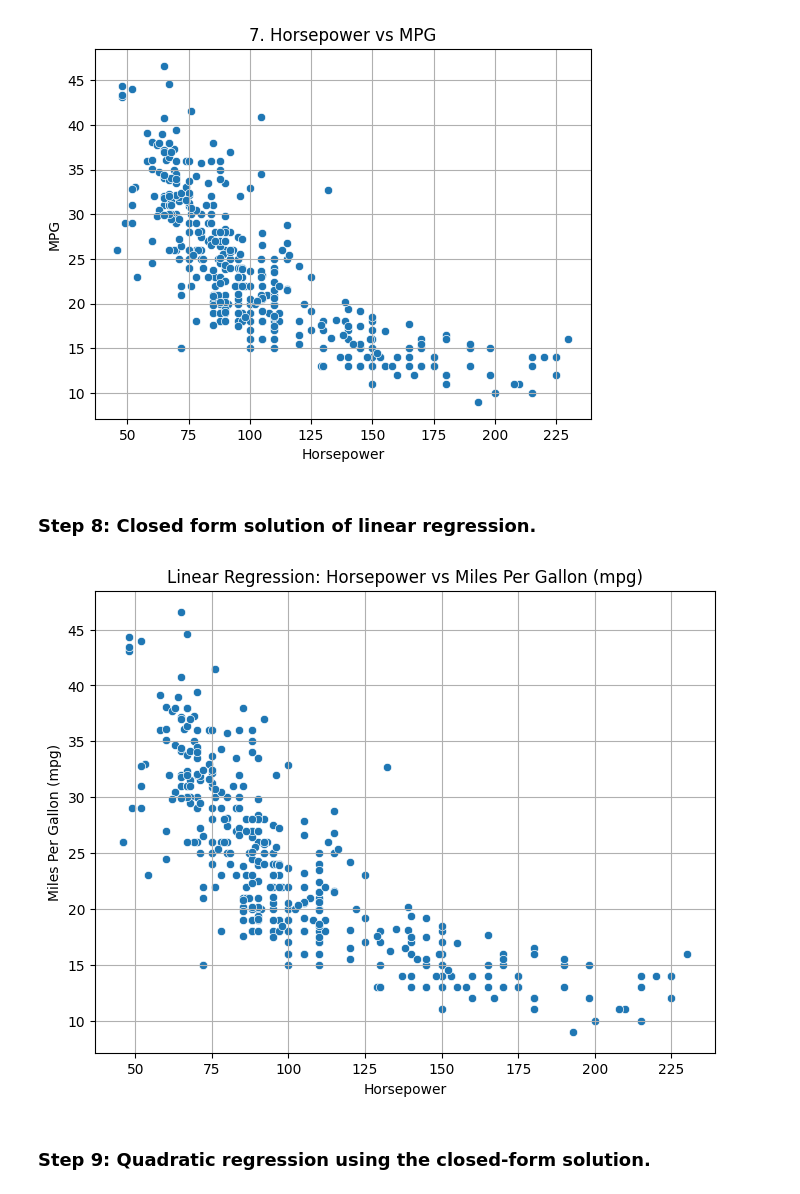
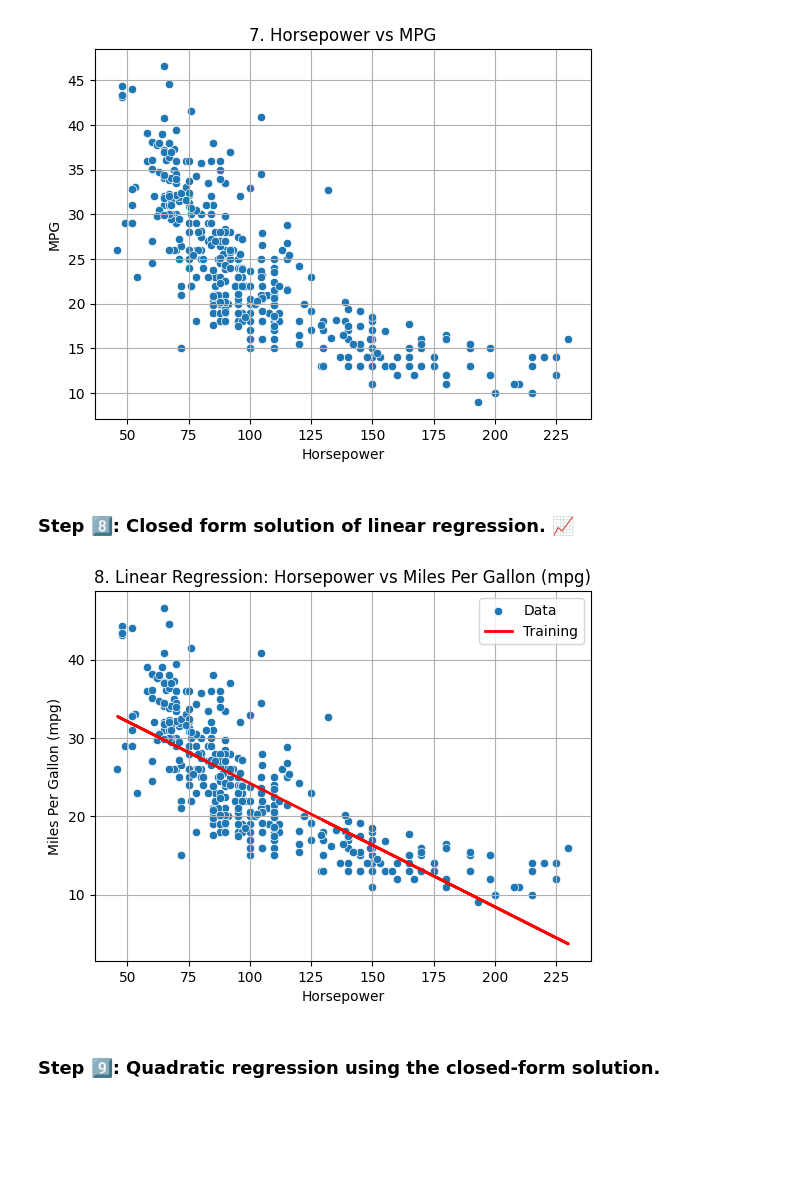
Before and after one commit to Omarmasalmah/Machine_Learning-Assignment_1-, a Jupyter notebook: code.ipynb, the cells around one changed output. Drawn from its saved outputs; the diff is of its cells as text; code cells hidden in the pictures; blank space fills up the shorter version.

```diff
--- a/code.ipynb
+++ b/code.ipynb
@@ -176,62 +188,37 @@ plt.show()
 # %% [output]
 [figure]
 # %% [markdown]
-### Step 8: Closed form solution of linear regression.
+### Step **8️⃣**: Closed form solution of linear regression. 📈
 # %%
 
-# Import necessary libraries
 import pandas as pd
 import numpy as np
+from sklearn.impute import SimpleImputer
+import warnings
 import matplotlib.pyplot as plt
 import seaborn as sns
 
-# Load the dataset
-Dataframe = pd.read_csv('cars.csv')
-
-# Ensure 'horsepower' is numeric
-Dataframe['horsepower'] = pd.to_numeric(Dataframe['horsepower'], errors='coerce')
-
-# Create the design matrix X_linear
+# Extract the relevant columns
 X_linear = Dataframe[['horsepower']].copy()
 X_linear['x0'] = 1
+y_linear = Dataframe['mpg'].copy()
 
-# Ensure that the 'x0' column is added using .loc to avoid the SettingWithCopyWarning
-X_linear.loc[:, 'x0'] = 1
-
-# Extract the target variable y_linear
-y_linear = Dataframe['mpg']
-
-# Calculate the coefficients using the closed form solution
+# Use the closed form solution for linear regression
 w_linear = np.linalg.inv(X_linear.T.dot(X_linear)).dot(X_linear.T).dot(y_linear)
 
 # Scatter plot
-plt.figure(figsize=(8, 6))
+#plt.figure(figsize=(8, 6))
 sns.scatterplot(x='horsepower', y='mpg', data=Dataframe)
-plt.title('Linear Regression: Horsepower vs Miles Per Gallon (mpg)')
+plt.title('8. Linear Regression: Horsepower vs Miles Per Gallon (mpg)')
 plt.xlabel('Horsepower')
 plt.ylabel('Miles Per Gallon (mpg)')
 
 # Plotting the regression line
 plt.plot(X_linear['horsepower'], X_linear.dot(w_linear), color='red', linewidth=2)
 plt.grid()
+plt.legend(['Data','Training'])
 plt.show()
-#
-#In this code, we first import the necessary libraries. Then, we load the dataset using the pandas library.
-#
-#Next, we ensure that the 'horsepower' column is numeric by converting it to a numeric type using the pandas library.
-#
-#We then create the design matrix X_linear by copying the 'horsepower' column from the Dataframe and adding a column of ones to represent the intercept term.
-#
-#To avoid the SettingWithCopyWarning, we use the .loc method to add the 'x0' column.
-#
-#We then extract the target variable y_linear from the Dataframe.
-#
-#We calculate the coefficients of the linear regression model using the closed form solution.
-#
-#Finally, we create a scatter plot of the 'horsepower' and 'mpg' columns from the Dataframe. We then plot the regression line on the scatter plot.
-#
-#The code is now properly commented to provide a clear and concise explanation of each step..</s>
 # %% [output]
-[figure, old version]
+[figure, new version]
 # %% [markdown]
-### Step 9: Quadratic regression using the closed-form solution.
+### Step **9️⃣**: Quadratic regression using the closed-form solution.
```
Also changed, not shown: parts of 20 cells of this notebook, 1 other file.
